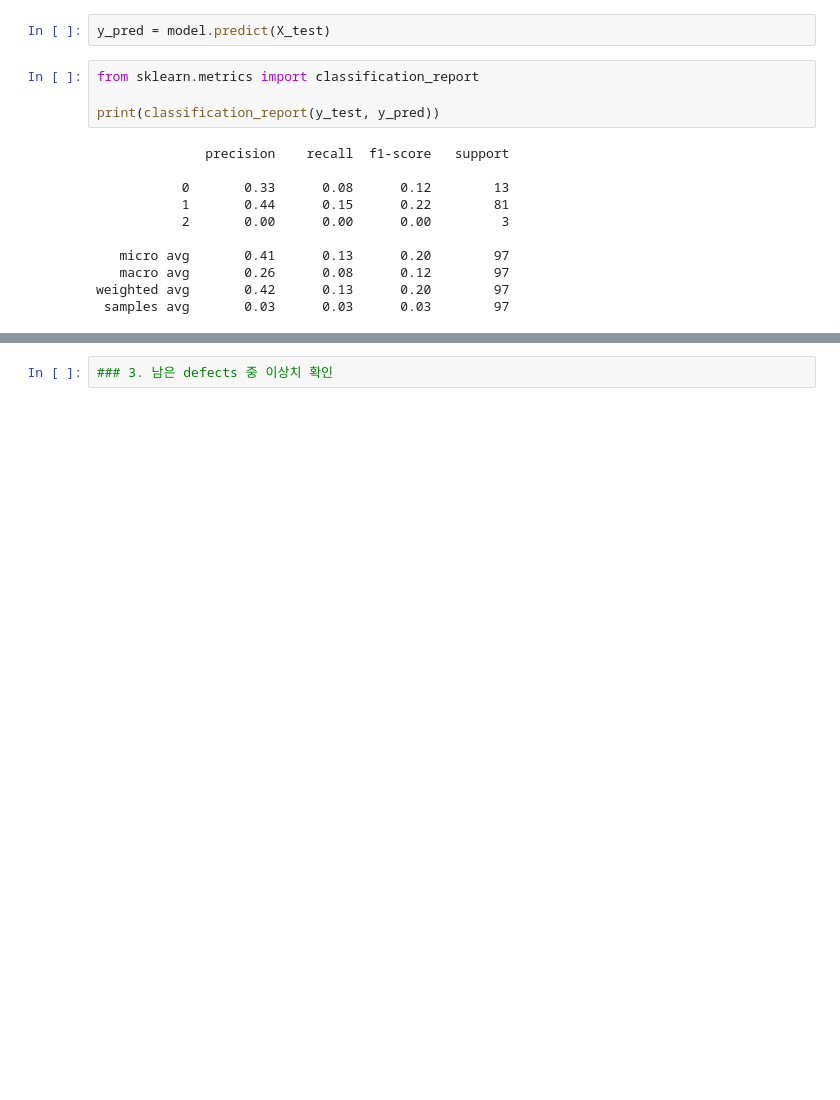
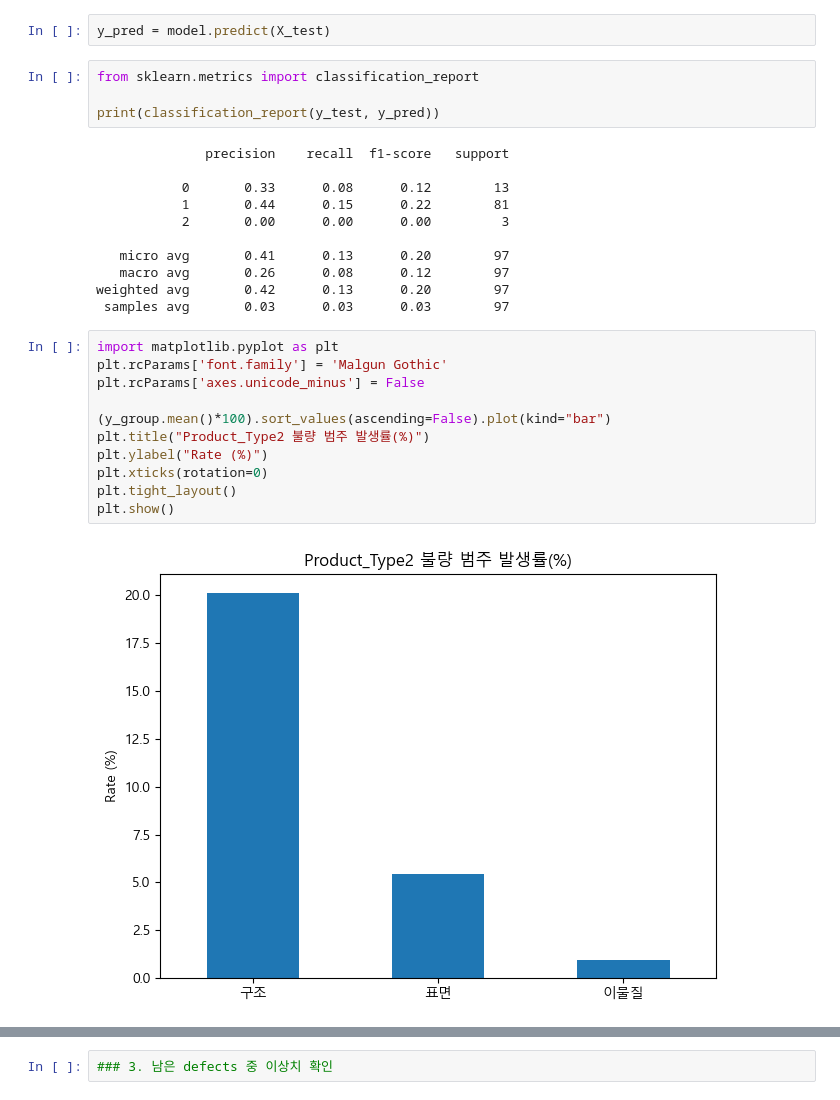
Before and after one commit to dlalswns0211/sparta_project_2_team1, a Jupyter notebook: src/LSB/eda_product2_LSB.ipynb, the cells around one changed output, grey strips where cells are left out. Saved outputs shown, nothing was run; the diff lists cells and outputs as text; blank space fills up the shorter version.

```diff
--- a/src/LSB/eda_product2_LSB.ipynb
+++ b/src/LSB/eda_product2_LSB.ipynb
@@ -187,3 +187,16 @@ print(classification_report(y_test, y_pred))
    macro avg       0.26      0.08      0.12        97
 weighted avg       0.42      0.13      0.20        97
  samples avg       0.03      0.03      0.03        97
+# %%
+import matplotlib.pyplot as plt
+plt.rcParams['font.family'] = 'Malgun Gothic'
+plt.rcParams['axes.unicode_minus'] = False
+
+(y_group.mean()*100).sort_values(ascending=False).plot(kind="bar")
+plt.title("Product_Type2 불량 범주 발생률(%)")
+plt.ylabel("Rate (%)")
+plt.xticks(rotation=0)
+plt.tight_layout()
+plt.show()
+# %% [output]
+[figure, added]
```
Also changed, not shown: parts of 2 cells of this notebook.
